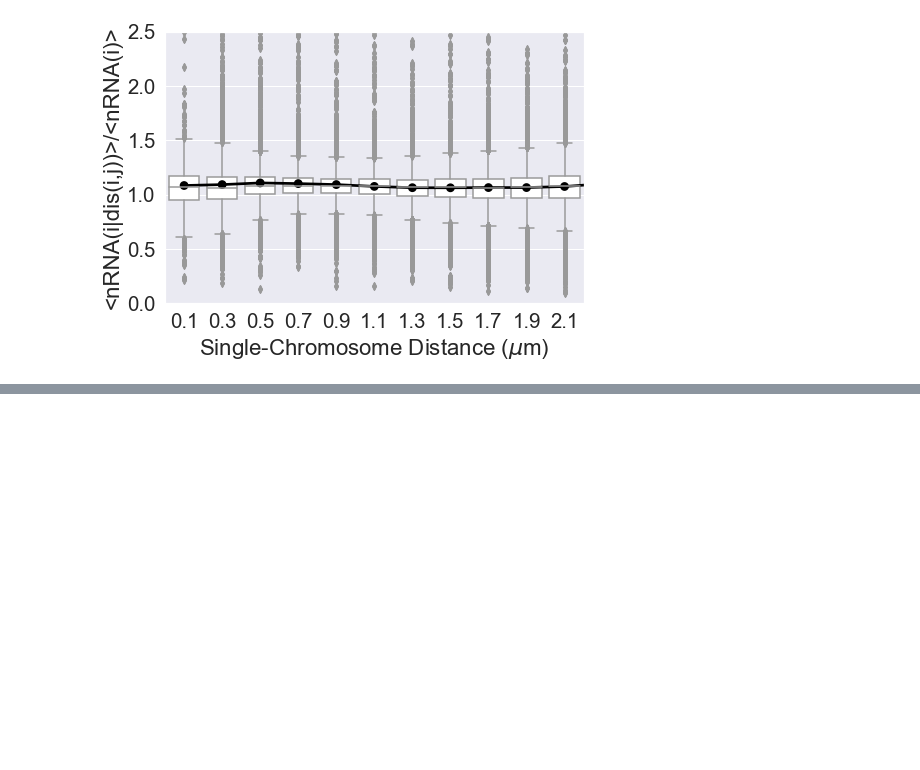
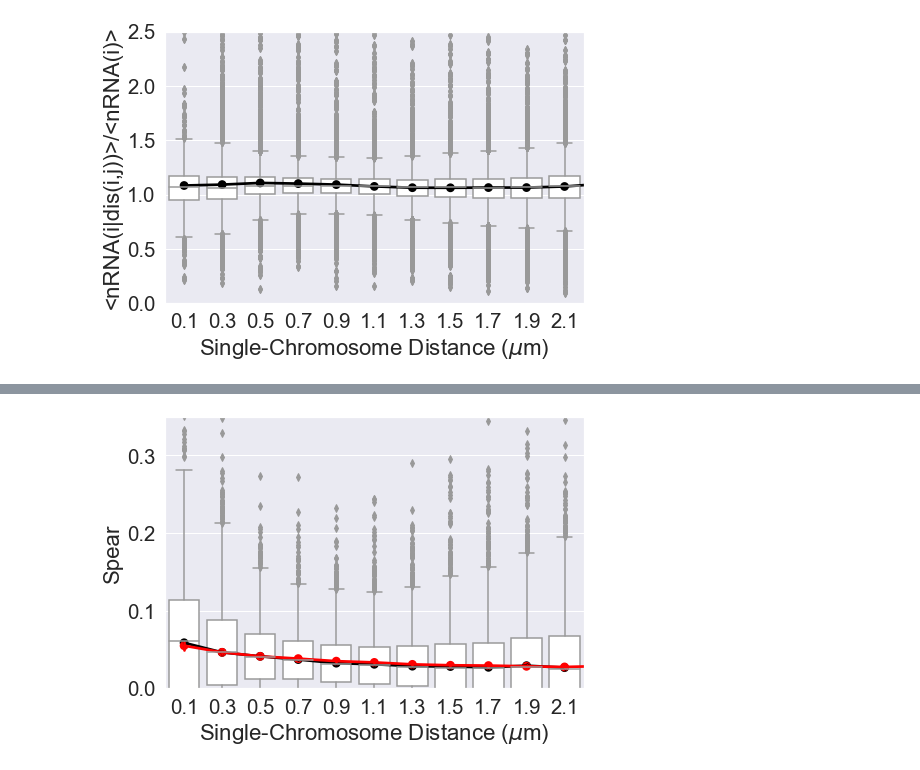
Before and after one commit to CHB-Bohrer/co-bursting, a Jupyter notebook: Analysis_4.ipynb, the cells around one changed output, grey strips where cells are left out. Cells and saved outputs as stored; diff of their text form; code cells hidden in the pictures; blank space fills up the shorter version.

```diff
--- a/Analysis_4.ipynb
+++ b/Analysis_4.ipynb
@@ -406,0 +421,87 @@ fig.savefig("Figures/"+"Bursting_Freq_Physical_Distance.png", dpi=300, bbox_inch
+# %%
+#This is first with all sources of error
+
+
+#First we are going to load in the needed programs
+import numpy as np
+import pickle
+#pickle.HIGHEST_PROTOCOL = 6
+import pandas as pd
+from scipy import signal
+from scipy import stats
+from scipy.stats import norm, gaussian_kde
+from scipy.spatial.distance import pdist
+from scipy.spatial.distance import cdist
+import matplotlib
+import matplotlib.pyplot as plt
+from IPython.display import clear_output
+import time
+import copy
+import seaborn as sns
+import dill #This will be used to store the workplace so you dont have to run certain cells
+sns.set()
+import os
+from math import nan
+import math
+import ast
+from numpy import mean
+
+
+from pathlib import Path
+import matplotlib.pyplot as plt
+import scipy.stats
+from sklearn.neighbors import KernelDensity
+from scipy.misc import derivative
+
+
+
+data = {'Single-Chromosome Distance ($\mu$m)': [], 'Spear': []}
+dfn= pd.DataFrame.from_dict(data)
+df2=pd.read_pickle("Exp.pkl")
+
+#This is for the best performing omega with all sources of error
+for un in [1101]:
+
+
+    try:
+
+        data = {'Single-Chromosome Distance ($\mu$m)': [], 'Spear': []}
+        dfn= pd.DataFrame.from_dict(data)
+
+        for kcat in range(651):
+            #clear_output(wait=True)
+            #print(kcat)
+            try:
+                df=pd.read_pickle('BioWulf/Error_Calculation/Res/'+str(un)+'_'+str(kcat)+".pkl")
+                ff1=df['Spear'].values
+                for ii in range(len(ff1)):
+                    count=0
+                    for i in range(0,22,2):
+                        dfn.loc[len(dfn.index)]=[((i+1)*100)/1000,ff1[ii][count]]
+                        count=count+1
+            except:
+                hey=1
+
+
+
+        sns.set(font_scale=1.85)
+        fig=plt.figure()
+        ax = sns.boxplot(x='Single-Chromosome Distance ($\mu$m)', y='Spear',
+                            data=dfn, color='white')
+        print(un)
+        #ax = sns.stripplot(x='Chromatin Around TSS Sites Included in Local Centroid Calulation (Mb)', y='Mean Distance to Local Centroid (nm)', hue="Gene",
+                            #data=df, dodge=True, color=".3")
+        ax=sns.pointplot(x='Single-Chromosome Distance ($\mu$m)', y='Spear',
+                            data=dfn, estimator=mean,color='black')
+        ax=sns.pointplot(x='Single-Chromosome Distance ($\mu$m)', y='Spear',
+                            data=df2, estimator=mean,color='red')
+        #plt.legend(loc='upper left',fontsize=15)
+        fig.set_size_inches(7.5,5)
+        plt.xlim(-.5,10.5)
+        plt.ylim(0,.35)
+        plt.show()
+       #fig.savefig("Figures/Sim/"+str(un)+"Physical_Distance.png", dpi=300, bbox_inches='tight')
+        fig.savefig("Figures/Sim/"+str(un)+"Physical_Distance.png", dpi=300, bbox_inches='tight')
+    except:
+        hey=1
+# %% [output]
@@ -406,0 +509 @@ fig.savefig("Figures/"+"Bursting_Freq_Physical_Distance.png", dpi=300, bbox_inch
+[figure, added]
```
Also changed, not shown: parts of 10 cells of this notebook.
